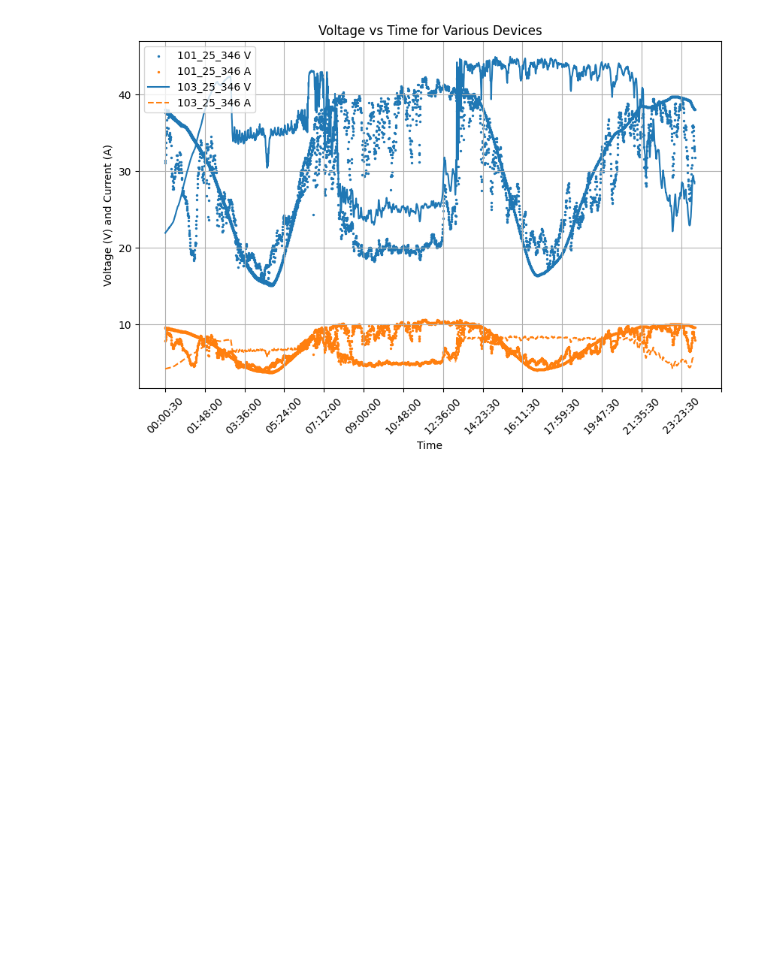
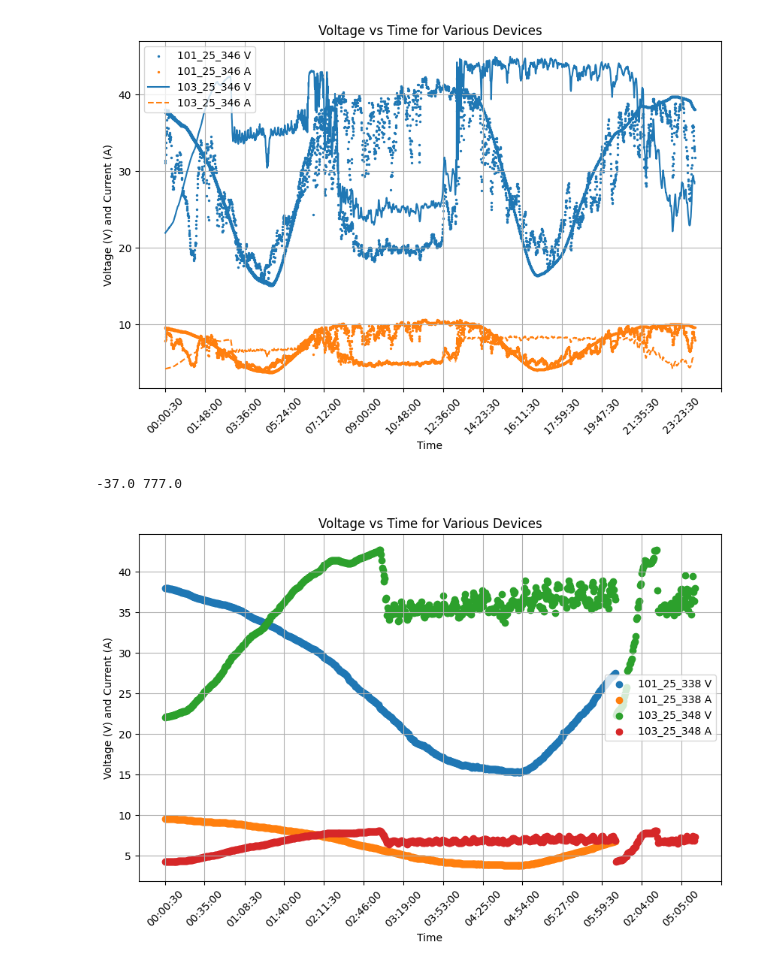
Before and after one commit to Manish-Khanalv1/South-Pole-Data, a Jupyter notebook: data_plot_25_12.ipynb, the cells around one changed output. Cells and saved outputs as stored; diff of their text form; code cells hidden in the pictures; blank space fills up the shorter version.

```diff
--- a/data_plot_25_12.ipynb
+++ b/data_plot_25_12.ipynb
@@ -209,3 +215,31 @@ plt.show()
 2688 2688 2688
 -143.95000000000002 3022.95
 [figure]
+# %%
+#plot all files data in x axis and current and voltage in y axis
+plt.figure(figsize=(10, 6))
+plt.scatter(spo_dev101_25_348['Time'], spo_dev101_25_348['Device ID'], label='101_25_338 V')
+plt.scatter(spo_dev101_25_348['Time'], spo_dev101_25_348['Voltage'], label='101_25_338 A')
+# plt.plot(spo_dev103_25_348['Time'], spo_dev103_25_348['Device ID'], label='103_25_338 V',linestyle='--')
+# plt.plot(spo_dev103_25_348['Time'], spo_dev103_25_348['Voltage'], label='103_25_338 A',linestyle='--')
+plt.scatter(spo_dev103_25_348['Time'], spo_dev103_25_348['Device ID'], label='103_25_348 V')
+plt.scatter(spo_dev103_25_348['Time'], spo_dev103_25_348['Voltage'], label='103_25_348 A')
+
+plt.xlabel('Time')
+plt.ylabel('Voltage (V) and Current (A)')
+plt.title('Voltage vs Time for Various Devices')
+plt.legend()
+plt.grid()
+ax = plt.gca()
+start, end = ax.get_xlim() # Get the range of the x-axis (e.g., 0 to N)
+print(start,end)
+# Select 15 evenly spaced integers across the range
+ax.set_xticks(np.linspace(0, int(end), 15).astype(int))
+#rotate the x axis labels by 45 degrees
+plt.xticks(rotation=45)
+# ax.xaxis.set_major_locator(ticker.MultipleLocator(2))
+
+plt.show()
+# %% [output]
+-37.0 777.0
+[figure, added]
```
Also changed, not shown: parts of 3 cells of this notebook, 1 other file.
